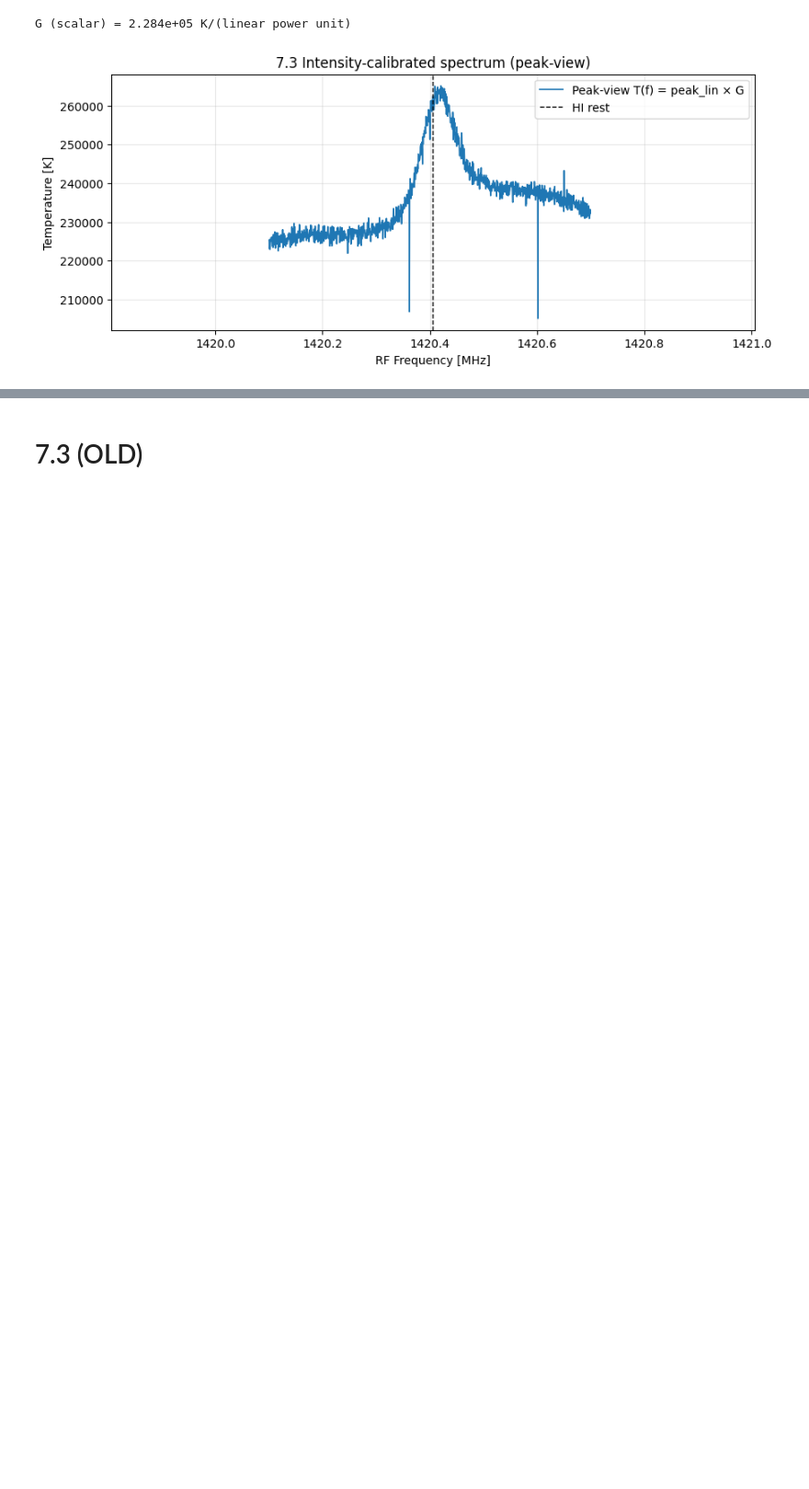
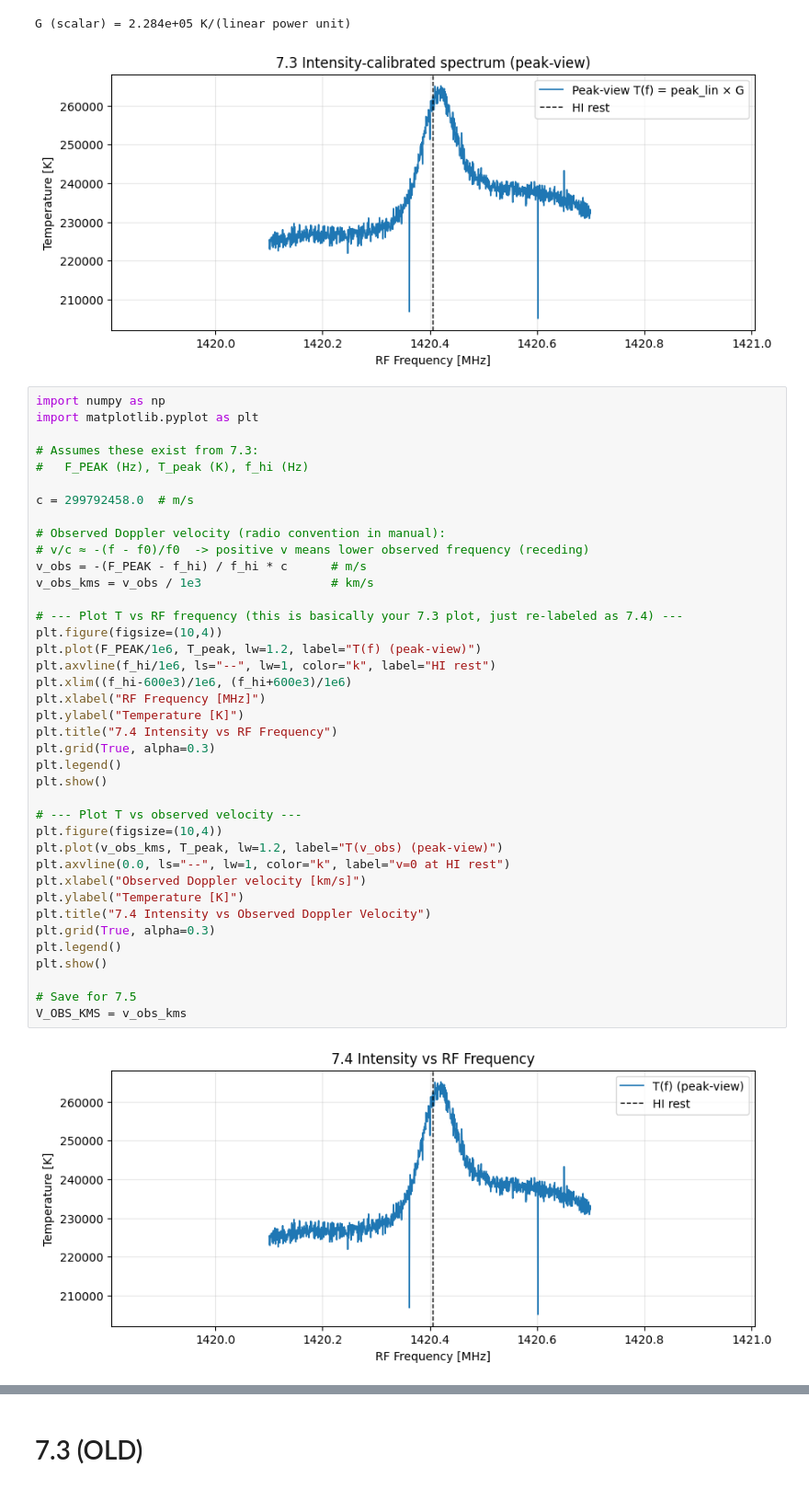
Before and after one commit to kaijaffarove/astro_lab, a Jupyter notebook: lab2.ipynb, the cells around one changed output, grey strips where cells are left out. Shown at 92% size. Cells and saved outputs as stored; diff of their text form; blank space fills up the shorter version.

```diff
--- a/lab2.ipynb
+++ b/lab2.ipynb
@@ -330,3 +330,44 @@ plt.show()
 # %% [output]
 G (scalar) = 2.284e+05 K/(linear power unit)
 [figure]
+# %%
+import numpy as np
+import matplotlib.pyplot as plt
+
+# Assumes these exist from 7.3:
+#   F_PEAK (Hz), T_peak (K), f_hi (Hz)
+
+c = 299792458.0  # m/s
+
+# Observed Doppler velocity (radio convention in manual):
+# v/c ≈ -(f - f0)/f0  -> positive v means lower observed frequency (receding)
+v_obs = -(F_PEAK - f_hi) / f_hi * c      # m/s
+v_obs_kms = v_obs / 1e3                  # km/s
+
+# --- Plot T vs RF frequency (this is basically your 7.3 plot, just re-labeled as 7.4) ---
+plt.figure(figsize=(10,4))
+plt.plot(F_PEAK/1e6, T_peak, lw=1.2, label="T(f) (peak-view)")
+plt.axvline(f_hi/1e6, ls="--", lw=1, color="k", label="HI rest")
+plt.xlim((f_hi-600e3)/1e6, (f_hi+600e3)/1e6)
+plt.xlabel("RF Frequency [MHz]")
+plt.ylabel("Temperature [K]")
+plt.title("7.4 Intensity vs RF Frequency")
+plt.grid(True, alpha=0.3)
+plt.legend()
+plt.show()
+
+# --- Plot T vs observed velocity ---
+plt.figure(figsize=(10,4))
+plt.plot(v_obs_kms, T_peak, lw=1.2, label="T(v_obs) (peak-view)")
+plt.axvline(0.0, ls="--", lw=1, color="k", label="v=0 at HI rest")
+plt.xlabel("Observed Doppler velocity [km/s]")
+plt.ylabel("Temperature [K]")
+plt.title("7.4 Intensity vs Observed Doppler Velocity")
+plt.grid(True, alpha=0.3)
+plt.legend()
+plt.show()
+
+# Save for 7.5
+V_OBS_KMS = v_obs_kms
+# %% [output]
+[figure, added]
```
Also changed, not shown: parts of 2 cells of this notebook.
